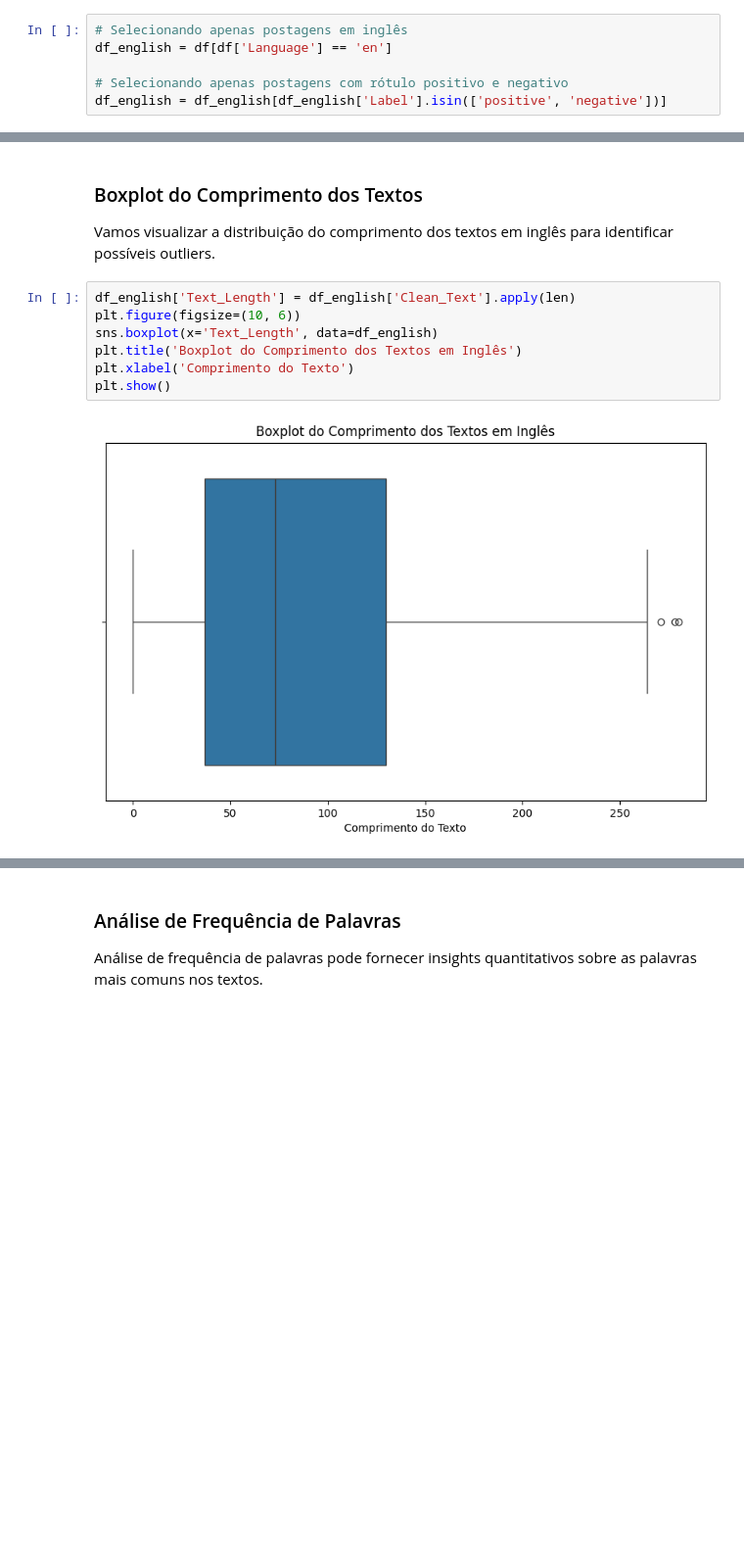
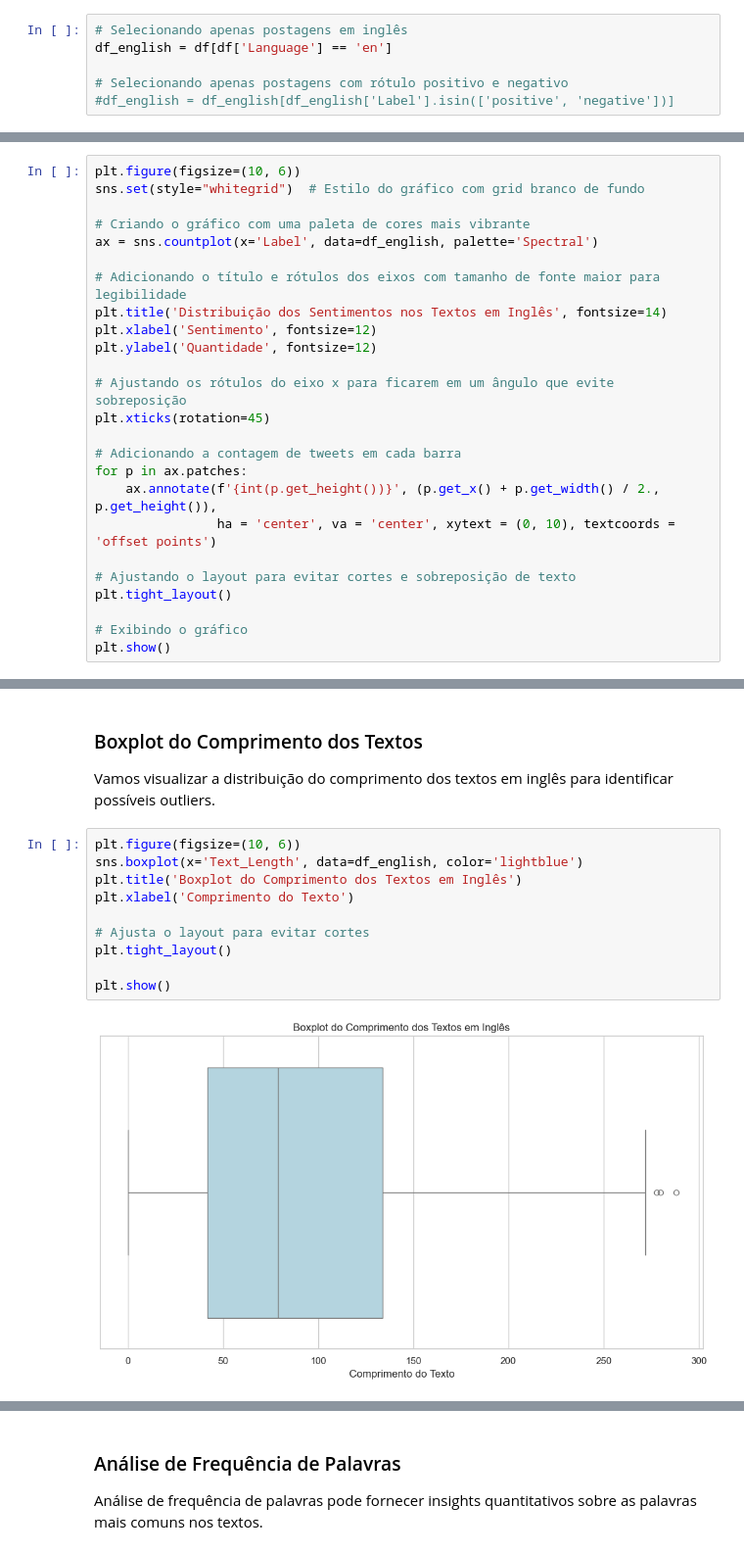
Before and after one commit to ICEI-PUC-Minas-PMV-SI/pmv-si-2024-1-pe7-t1-twittersentimentanalysis, a Jupyter notebook: src/00_EDA.ipynb, the cells around one changed output, grey strips where cells are left out. Shown at 98% size. Saved outputs shown, nothing was run; the diff lists cells and outputs as text; blank space fills up the shorter version.

```diff
--- a/src/00_EDA.ipynb
+++ b/src/00_EDA.ipynb
@@ -269,7 +298,7 @@ Name: proportion, dtype: float64
 df_english = df[df['Language'] == 'en']
 
 # Selecionando apenas postagens com rótulo positivo	e negativo
-df_english = df_english[df_english['Label'].isin(['positive', 'negative'])]
+#df_english = df_english[df_english['Label'].isin(['positive', 'negative'])]
 # %%
 # Verificando o balanceamento de rótulos
 df_english['Label'].value_counts()
@@ -340,0 +351,25 @@ Passing `palette` without assigning `hue` is deprecated and will be removed in v
+# %%
+plt.figure(figsize=(10, 6))
+sns.set(style="whitegrid")  # Estilo do gráfico com grid branco de fundo
+
+# Criando o gráfico com uma paleta de cores mais vibrante
+ax = sns.countplot(x='Label', data=df_english, palette='Spectral')
+
+# Adicionando o título e rótulos dos eixos com tamanho de fonte maior para legibilidade
+plt.title('Distribuição dos Sentimentos nos Textos em Inglês', fontsize=14)
+plt.xlabel('Sentimento', fontsize=12)
+plt.ylabel('Quantidade', fontsize=12)
+
+# Ajustando os rótulos do eixo x para ficarem em um ângulo que evite sobreposição
+plt.xticks(rotation=45)
+
+# Adicionando a contagem de tweets em cada barra
+for p in ax.patches:
+    ax.annotate(f'{int(p.get_height())}', (p.get_x() + p.get_width() / 2., p.get_height()),
+                ha = 'center', va = 'center', xytext = (0, 10), textcoords = 'offset points')
+
+# Ajustando o layout para evitar cortes e sobreposição de texto
+plt.tight_layout()
+
+# Exibindo o gráfico
+plt.show()
@@ -385,11 +442,14 @@ As Word Clouds separadas para tweets positivos e negativos nos permitem comparar
 ### Boxplot do Comprimento dos Textos
 Vamos visualizar a distribuição do comprimento dos textos em inglês para identificar possíveis outliers.
 # %%
-df_english['Text_Length'] = df_english['Clean_Text'].apply(len)
 plt.figure(figsize=(10, 6))
-sns.boxplot(x='Text_Length', data=df_english)
+sns.boxplot(x='Text_Length', data=df_english, color='lightblue')
 plt.title('Boxplot do Comprimento dos Textos em Inglês')
 plt.xlabel('Comprimento do Texto')
+
+# Ajusta o layout para evitar cortes
+plt.tight_layout()
+
 plt.show()
 # %% [output]
-[figure, old version]
+[figure, new version]
```
Also changed, not shown: parts of 39 cells of this notebook.
